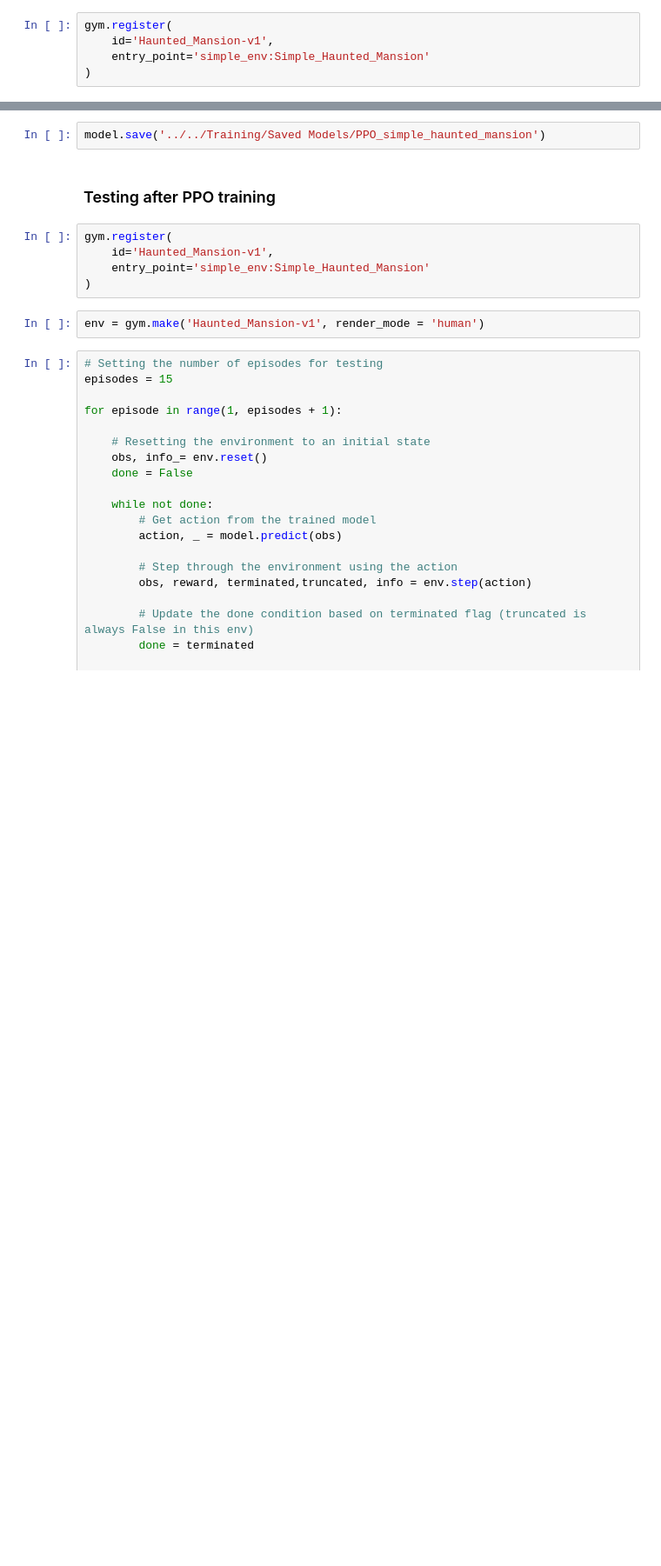
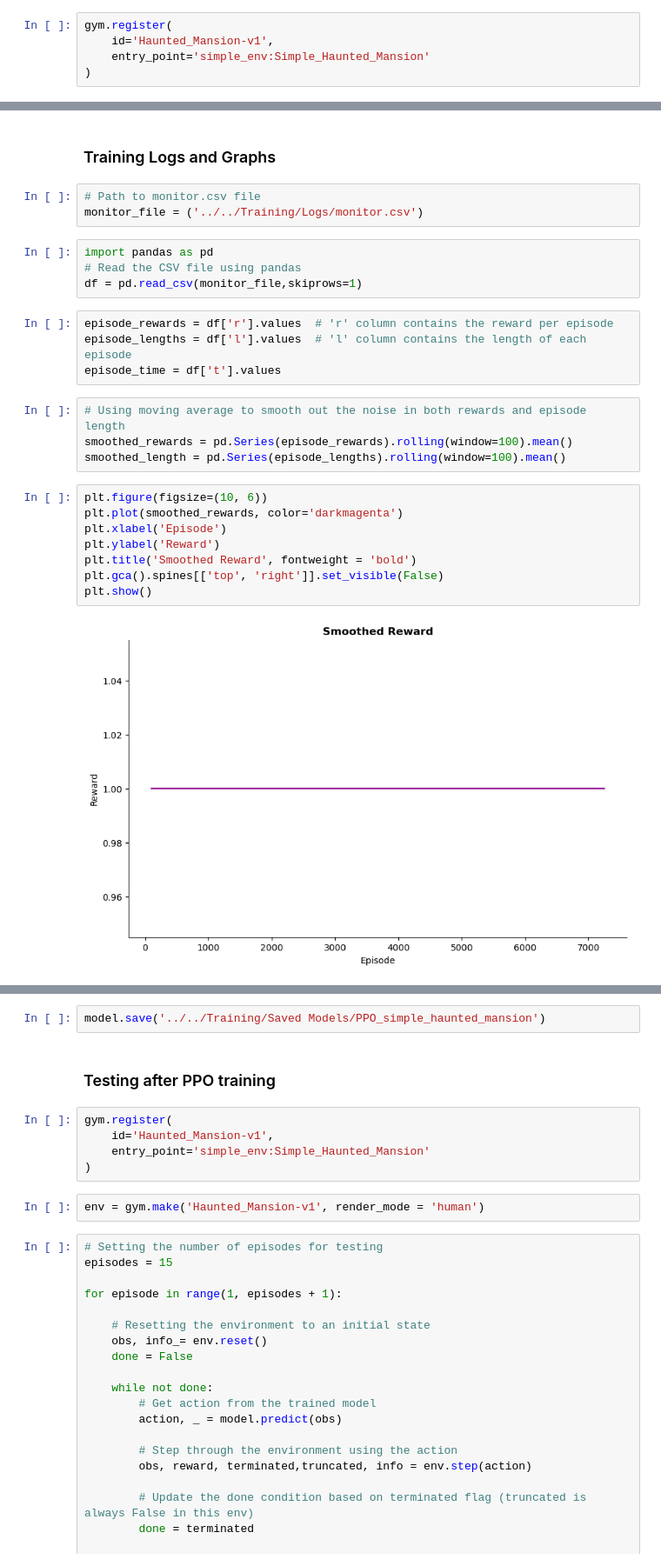
Before and after one commit to simrenbasra/Trick_Or_ReTreat, a Jupyter notebook: notebooks/02_custom_env_setup/01-simple-env.ipynb, the cells around one changed output, grey strips where cells are left out. Shown at 87% size. Cells and saved outputs as stored; diff of their text form; blank space fills up the shorter version.

```diff
--- a/notebooks/02_custom_env_setup/01-simple-env.ipynb
+++ b/notebooks/02_custom_env_setup/01-simple-env.ipynb
@@ -108 +114,28 @@ Using cpu device
 <stable_baselines3.ppo.ppo.PPO at 0x...>
+# %% [markdown]
+### Training Logs and Graphs
+# %%
+# Path to monitor.csv file
+monitor_file = ('../../Training/Logs/monitor.csv')
+# %%
+import pandas as pd
+# Read the CSV file using pandas
+df = pd.read_csv(monitor_file,skiprows=1)
+# %%
+episode_rewards = df['r'].values  # 'r' column contains the reward per episode
+episode_lengths = df['l'].values  # 'l' column contains the length of each episode
+episode_time = df['t'].values
+# %%
+# Using moving average to smooth out the noise in both rewards and episode length
+smoothed_rewards = pd.Series(episode_rewards).rolling(window=100).mean()
+smoothed_length = pd.Series(episode_lengths).rolling(window=100).mean()
+# %%
+plt.figure(figsize=(10, 6))
+plt.plot(smoothed_rewards, color='darkmagenta')
+plt.xlabel('Episode')
+plt.ylabel('Reward')
+plt.title('Smoothed Reward', fontweight = 'bold')
+plt.gca().spines[['top', 'right']].set_visible(False)
+plt.show()
+# %% [output]
+[figure, added]
```
Also changed, not shown: parts of 9 cells of this notebook.
